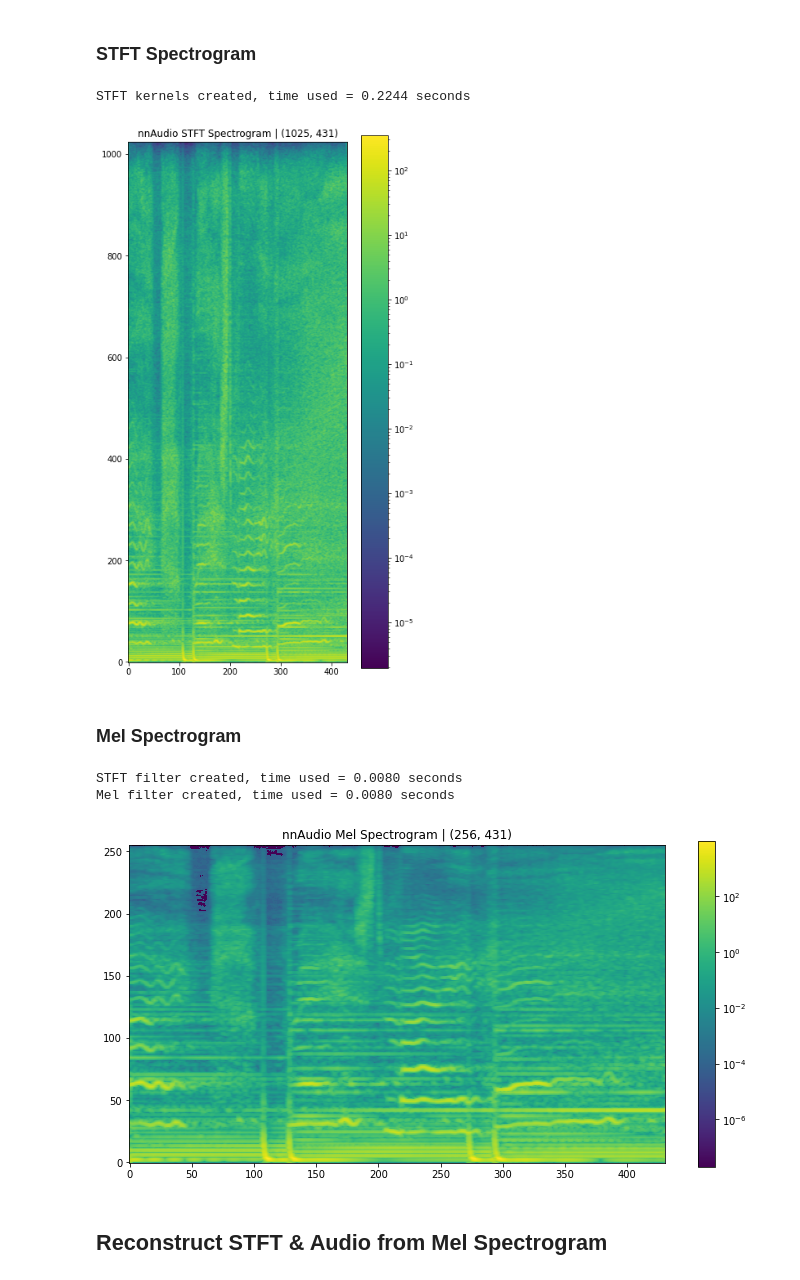
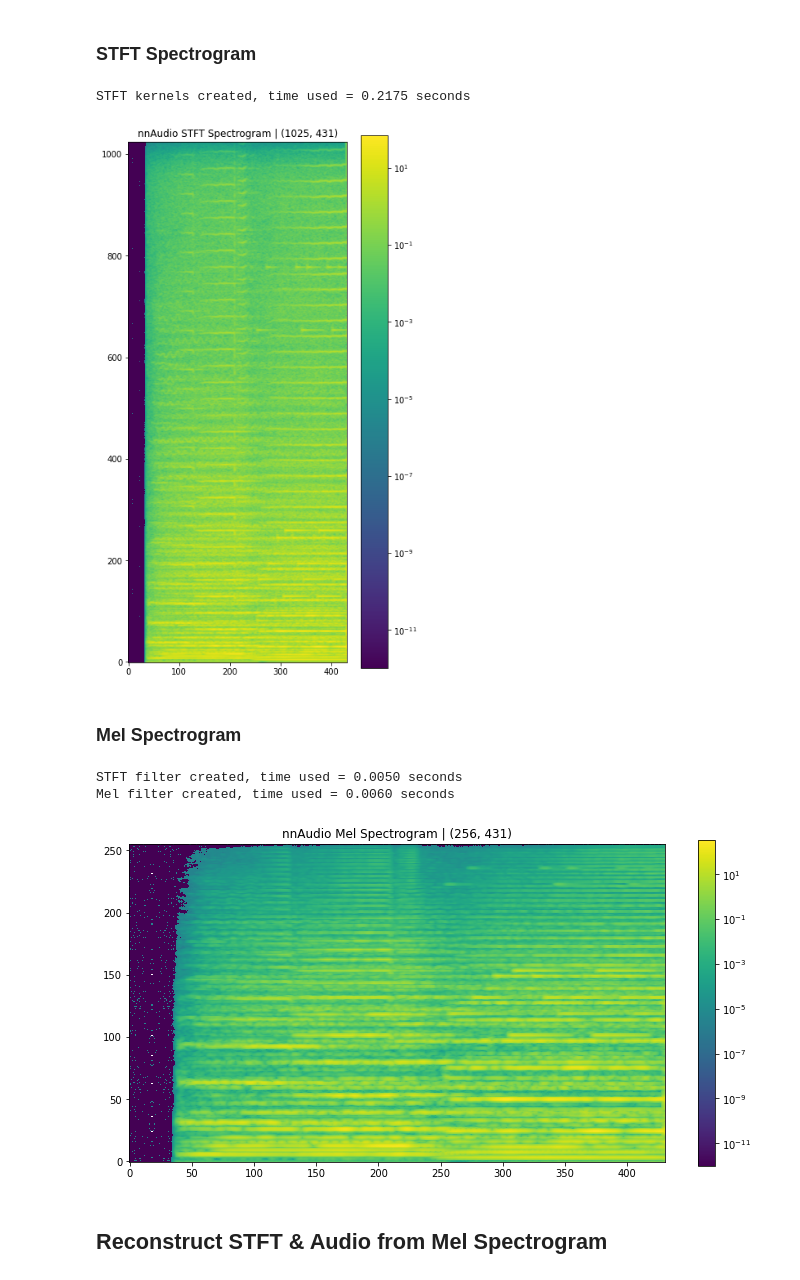
Before and after one commit to tasercake/Beatbrain, a Jupyter notebook: notebooks/mel_to_stft.ipynb, the cells around one changed output. Cells and saved outputs as stored; diff of their text form; code cells hidden in the pictures.

```diff
--- a/notebooks/mel_to_stft.ipynb
+++ b/notebooks/mel_to_stft.ipynb
@@ -31,7 +33,7 @@ AUDIO_PATH = "../data/edm/wav"
 SR = 22050
 # %%
 dataset = AudioClipDataset(AUDIO_PATH, sample_rate=SR)
-audio, sr = dataset[5000]
+audio, sr = dataset[0]
 audio_tensor = torch.tensor(audio, dtype=torch.float32, device=DEVICE)
 display(Audio(audio, rate=sr))
 # %% [output]
@@ -96,27 +98,27 @@ def db_to_power(spec_db, ref=1.0):
 ### STFT Spectrogram
 # %%
 to_stft = Spectrogram.STFT(N_FFT, hop_length=HOP_LENGTH, sr=SR, output_format="Magnitude", device=DEVICE)
-stft = to_stft(audio_tensor)
+stft = to_stft(audio_tensor).clamp(eps)
 plt.figure(figsize=(6, 12))
 draw_log_spectrogram(stft[0].cpu())
 plt.title(f"nnAudio STFT Spectrogram | {tuple(stft[0].shape)}")
 plt.show()
 # %% [output]
-STFT kernels created, time used = 0.2244 seconds
+STFT kernels created, time used = 0.2175 seconds
-[figure, old version]
+[figure, new version]
 # %% [markdown]
 ### Mel Spectrogram
 # %%
 to_mel = InvertibleMelSpectrogram(n_fft=N_FFT, hop_length=HOP_LENGTH, n_mels=N_MELS, sr=SR, device=DEVICE)
-mel = to_mel(audio_tensor).detach()
+mel = to_mel(audio_tensor).detach().clamp(eps)
 plt.figure(figsize=(12, 6))
 draw_log_spectrogram(mel[0].cpu())
 plt.title(f"nnAudio Mel Spectrogram | {tuple(mel[0].shape)}")
 plt.show()
 # %% [output]
-STFT filter created, time used = 0.0080 seconds
-Mel filter created, time used = 0.0080 seconds
+STFT filter created, time used = 0.0050 seconds
+Mel filter created, time used = 0.0060 seconds
-[figure, old version]
+[figure, new version]
 # %% [markdown]
 ## Reconstruct STFT & Audio from Mel Spectrogram
 # %% [markdown]
```
Also changed, not shown: parts of 9 cells of this notebook, 1 other file.
